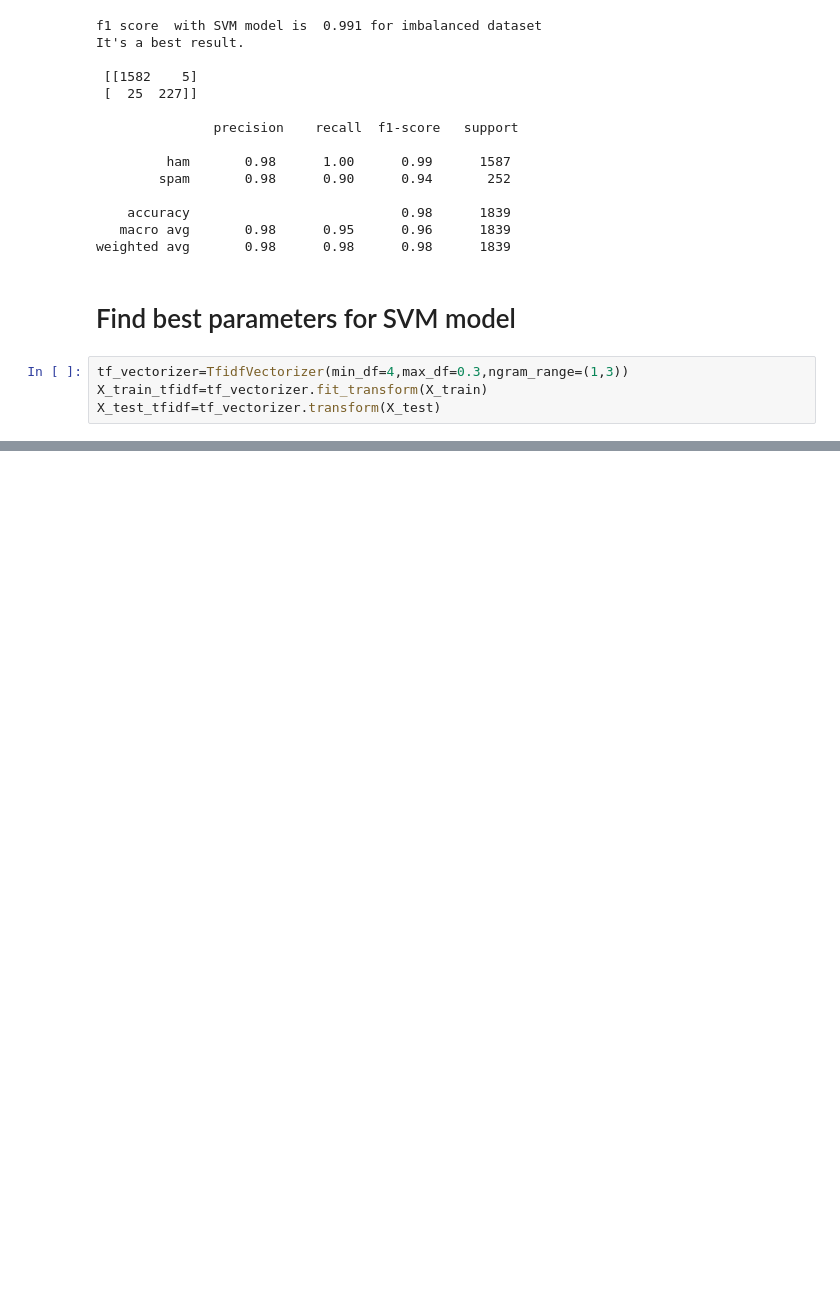
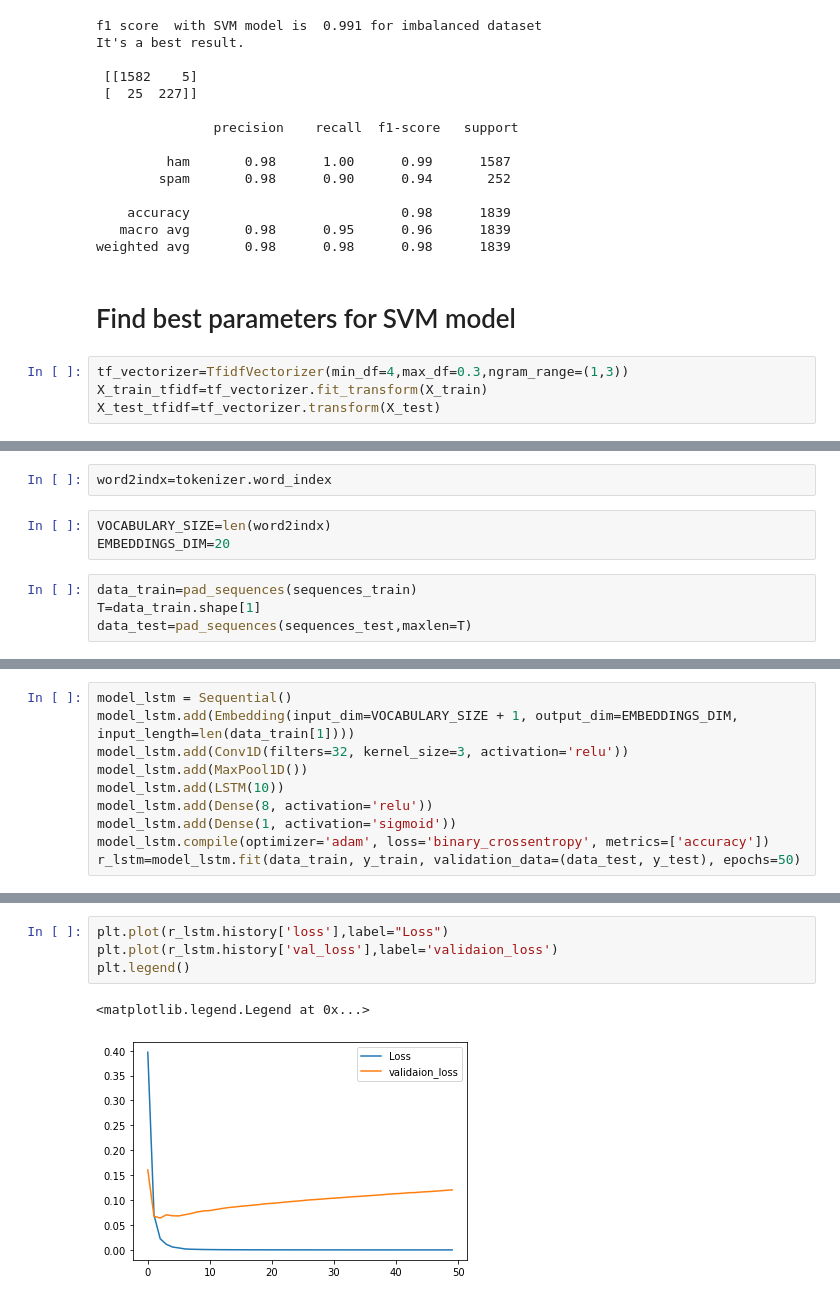
Before and after one commit to davtyananna/ML_Bootcamp, a Jupyter notebook: spam_classification_randomforest_svm.ipynb, the cells around one changed output, grey strips where cells are left out. Saved outputs shown, nothing was run; the diff lists cells and outputs as text; blank space fills up the shorter version.

```diff
--- a/spam_classification_randomforest_svm.ipynb
+++ b/spam_classification_randomforest_svm.ipynb
@@ -163,0 +169,9 @@ weighted avg       0.98      0.98      0.98      1839
+# %%
+word2indx=tokenizer.word_index
+# %%
+VOCABULARY_SIZE=len(word2indx)
+EMBEDDINGS_DIM=20
+# %%
+data_train=pad_sequences(sequences_train)
+T=data_train.shape[1]
+data_test=pad_sequences(sequences_test,maxlen=T)
@@ -163,0 +189,10 @@ weighted avg       0.98      0.98      0.98      1839
+# %%
+model_lstm = Sequential()
+model_lstm.add(Embedding(input_dim=VOCABULARY_SIZE + 1, output_dim=EMBEDDINGS_DIM, input_length=len(data_train[1])))
+model_lstm.add(Conv1D(filters=32, kernel_size=3, activation='relu'))
+model_lstm.add(MaxPool1D())
+model_lstm.add(LSTM(10))
+model_lstm.add(Dense(8, activation='relu'))
+model_lstm.add(Dense(1, activation='sigmoid'))
+model_lstm.compile(optimizer='adam', loss='binary_crossentropy', metrics=['accuracy'])
+r_lstm=model_lstm.fit(data_train, y_train, validation_data=(data_test, y_test), epochs=50)
@@ -163,0 +217,7 @@ weighted avg       0.98      0.98      0.98      1839
+# %%
+plt.plot(r_lstm.history['loss'],label="Loss")
+plt.plot(r_lstm.history['val_loss'],label='validaion_loss')
+plt.legend()
+# %% [output]
+<matplotlib.legend.Legend at 0x...>
+[figure, added]
```
Also changed, not shown: parts of 16 cells of this notebook.
